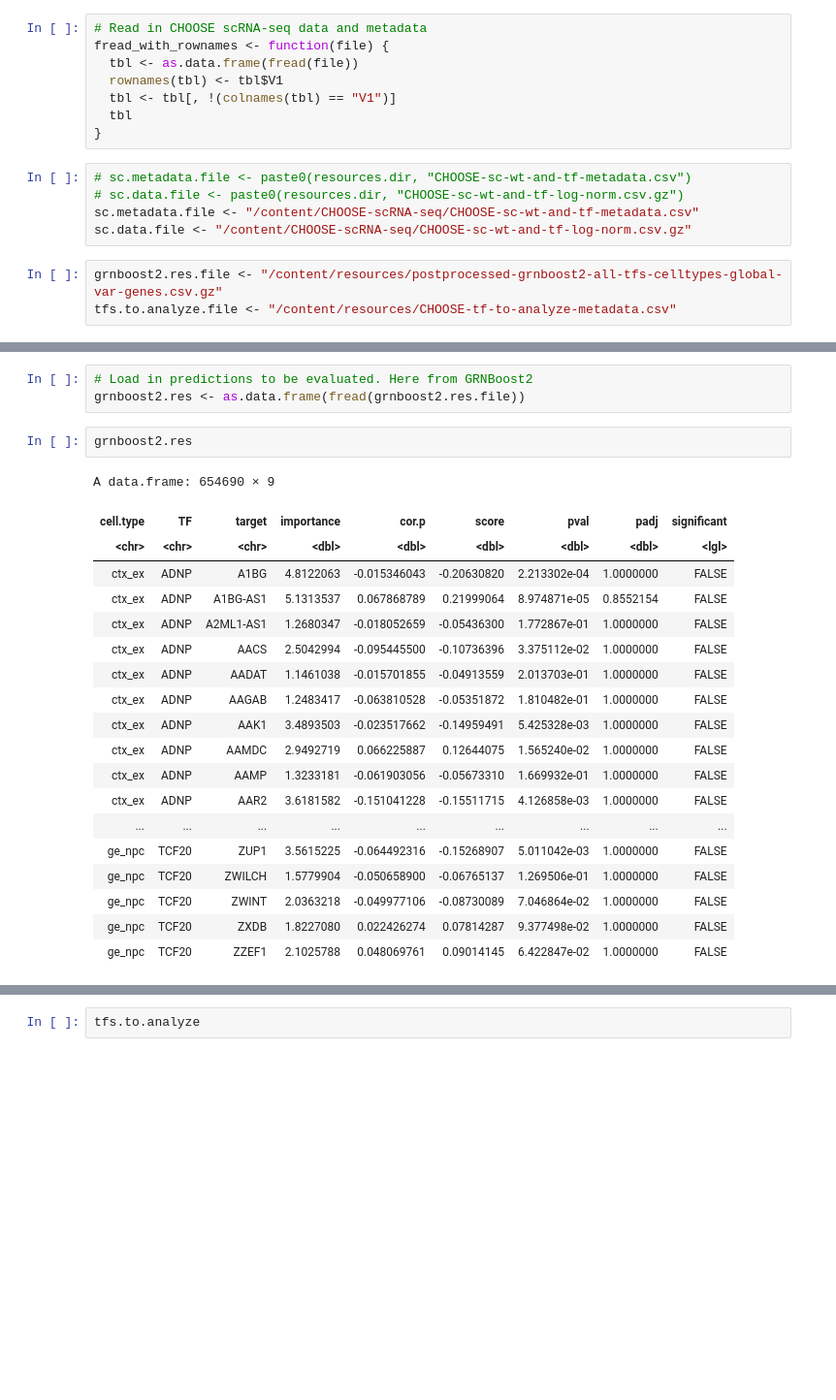
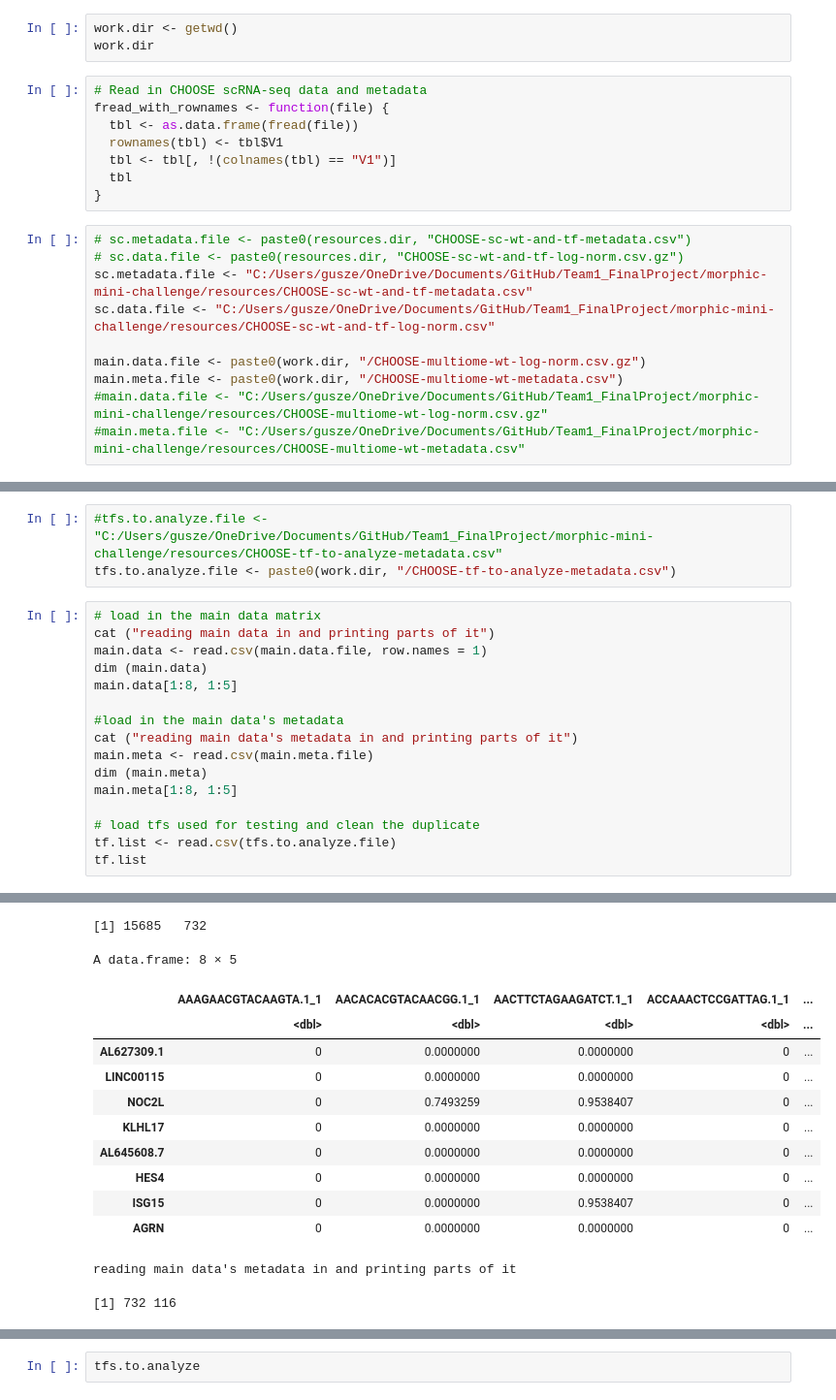
Before and after one commit to dwools/Team1_FinalProject, a Jupyter notebook: morphic-mini-challenge/resources/KaYee-notebook-incomplete.ipynb, the cells around one changed output, grey strips where cells are left out. Shown at 97% size. Cells and saved outputs as stored; diff of their text form; blank space fills up the shorter version.

```diff
--- a/morphic-mini-challenge/resources/KaYee-notebook-incomplete.ipynb
+++ b/morphic-mini-challenge/resources/KaYee-notebook-incomplete.ipynb
@@ -50,3 +84,6 @@ getwd()
+# %%
+work.dir <- getwd()
+work.dir
 # %%
 # Read in CHOOSE scRNA-seq data and metadata
 fread_with_rownames <- function(file) {
@@ -58,8 +95,10 @@ fread_with_rownames <- function(file) {
 # %%
 # sc.metadata.file <- paste0(resources.dir, "CHOOSE-sc-wt-and-tf-metadata.csv")
 # sc.data.file <- paste0(resources.dir, "CHOOSE-sc-wt-and-tf-log-norm.csv.gz")
-sc.metadata.file <- "/content/CHOOSE-scRNA-seq/CHOOSE-sc-wt-and-tf-metadata.csv"
-sc.data.file <- "/content/CHOOSE-scRNA-seq/CHOOSE-sc-wt-and-tf-log-norm.csv.gz"
+sc.metadata.file <- "C:/Users/gusze/OneDrive/Documents/GitHub/Team1_FinalProject/morphic-mini-challenge/resources/CHOOSE-sc-wt-and-tf-metadata.csv"
+sc.data.file <- "C:/Users/gusze/OneDrive/Documents/GitHub/Team1_FinalProject/morphic-mini-challenge/resources/CHOOSE-sc-wt-and-tf-log-norm.csv"
+
+main.data.file <- paste0(work.dir, "/CHOOSE-multiome-wt-log-norm.csv.gz")
+main.meta.file <- paste0(work.dir, "/CHOOSE-multiome-wt-metadata.csv")
+#main.data.file <- "C:/Users/gusze/OneDrive/Documents/GitHub/Team1_FinalProject/morphic-mini-challenge/resources/CHOOSE-multiome-wt-log-norm.csv.gz"
+#main.meta.file <- "C:/Users/gusze/OneDrive/Documents/GitHub/Team1_FinalProject/morphic-mini-challenge/resources/CHOOSE-multiome-wt-metadata.csv"
-# %%
-grnboost2.res.file <- "/content/resources/postprocessed-grnboost2-all-tfs-celltypes-global-var-genes.csv.gz"
-tfs.to.analyze.file <- "/content/resources/CHOOSE-tf-to-analyze-metadata.csv"
@@ -87,25 +105,20 @@ The following objects are masked from ‘package:base’:
-# %%
-# Load in predictions to be evaluated. Here from GRNBoost2
-grnboost2.res <- as.data.frame(fread(grnboost2.res.file))
-# %%
-grnboost2.res
-# %% [output]
-A data.frame: 654690 × 9
-| cell.type | TF | target | importance | cor.p | score | pval | padj | significant |
-| <chr> | <chr> | <chr> | <dbl> | <dbl> | <dbl> | <dbl> | <dbl> | <lgl> |
-| ctx_ex | ADNP | A1BG | 4.8122063 | -0.015346043 | -0.20630820 | 2.213302e-04 | 1.0000000 | FALSE |
-| ctx_ex | ADNP | A1BG-AS1 | 5.1313537 | 0.067868789 | 0.21999064 | 8.974871e-05 | 0.8552154 | FALSE |
-| ctx_ex | ADNP | A2ML1-AS1 | 1.2680347 | -0.018052659 | -0.05436300 | 1.772867e-01 | 1.0000000 | FALSE |
-| ctx_ex | ADNP | AACS | 2.5042994 | -0.095445500 | -0.10736396 | 3.375112e-02 | 1.0000000 | FALSE |
-| ctx_ex | ADNP | AADAT | 1.1461038 | -0.015701855 | -0.04913559 | 2.013703e-01 | 1.0000000 | FALSE |
-| ctx_ex | ADNP | AAGAB | 1.2483417 | -0.063810528 | -0.05351872 | 1.810482e-01 | 1.0000000 | FALSE |
-| ctx_ex | ADNP | AAK1 | 3.4893503 | -0.023517662 | -0.14959491 | 5.425328e-03 | 1.0000000 | FALSE |
-| ctx_ex | ADNP | AAMDC | 2.9492719 | 0.066225887 | 0.12644075 | 1.565240e-02 | 1.0000000 | FALSE |
-| ctx_ex | ADNP | AAMP | 1.3233181 | -0.061903056 | -0.05673310 | 1.669932e-01 | 1.0000000 | FALSE |
-| ctx_ex | ADNP | AAR2 | 3.6181582 | -0.151041228 | -0.15511715 | 4.126858e-03 | 1.0000000 | FALSE |
-| ... | ... | ... | ... | ... | ... | ... | ... | ... |
-| ge_npc | TCF20 | ZUP1 | 3.5615225 | -0.064492316 | -0.15268907 | 5.011042e-03 | 1.0000000 | FALSE |
-| ge_npc | TCF20 | ZWILCH | 1.5779904 | -0.050658900 | -0.06765137 | 1.269506e-01 | 1.0000000 | FALSE |
-| ge_npc | TCF20 | ZWINT | 2.0363218 | -0.049977106 | -0.08730089 | 7.046864e-02 | 1.0000000 | FALSE |
-| ge_npc | TCF20 | ZXDB | 1.8227080 | 0.022426274 | 0.07814287 | 9.377498e-02 | 1.0000000 | FALSE |
-| ge_npc | TCF20 | ZZEF1 | 2.1025788 | 0.048069761 | 0.09014145 | 6.422847e-02 | 1.0000000 | FALSE |
+# %%
+#tfs.to.analyze.file <- "C:/Users/gusze/OneDrive/Documents/GitHub/Team1_FinalProject/morphic-mini-challenge/resources/CHOOSE-tf-to-analyze-metadata.csv"
+tfs.to.analyze.file <- paste0(work.dir, "/CHOOSE-tf-to-analyze-metadata.csv")
+# %%
+# load in the main data matrix
+cat ("reading main data in and printing parts of it")
+main.data <- read.csv(main.data.file, row.names = 1)
+dim (main.data)
+main.data[1:8, 1:5]
+
+#load in the main data's metadata
+cat ("reading main data's metadata in and printing parts of it")
+main.meta <- read.csv(main.meta.file)
+dim (main.meta)
+main.meta[1:8, 1:5]
+
+# load tfs used for testing and clean the duplicate
+tf.list <- read.csv(tfs.to.analyze.file)
+tf.list
+# %% [output]
@@ -111,0 +126,14 @@ A data.frame: 654690 × 9
+[1] 15685   732
+A data.frame: 8 × 5
+|  | AAAGAACGTACAAGTA.1_1 | AACACACGTACAACGG.1_1 | AACTTCTAGAAGATCT.1_1 | ACCAAACTCCGATTAG.1_1 | ... |
+|  | <dbl> | <dbl> | <dbl> | <dbl> | ... |
+| AL627309.1 | 0 | 0.0000000 | 0.0000000 | 0 | ... |
+| LINC00115 | 0 | 0.0000000 | 0.0000000 | 0 | ... |
+| NOC2L | 0 | 0.7493259 | 0.9538407 | 0 | ... |
+| KLHL17 | 0 | 0.0000000 | 0.0000000 | 0 | ... |
+| AL645608.7 | 0 | 0.0000000 | 0.0000000 | 0 | ... |
+| HES4 | 0 | 0.0000000 | 0.0000000 | 0 | ... |
+| ISG15 | 0 | 0.0000000 | 0.9538407 | 0 | ... |
+| AGRN | 0 | 0.0000000 | 0.0000000 | 0 | ... |
+reading main data's metadata in and printing parts of it
+[1] 732 116
```
Also changed, not shown: parts of 21 cells of this notebook.
